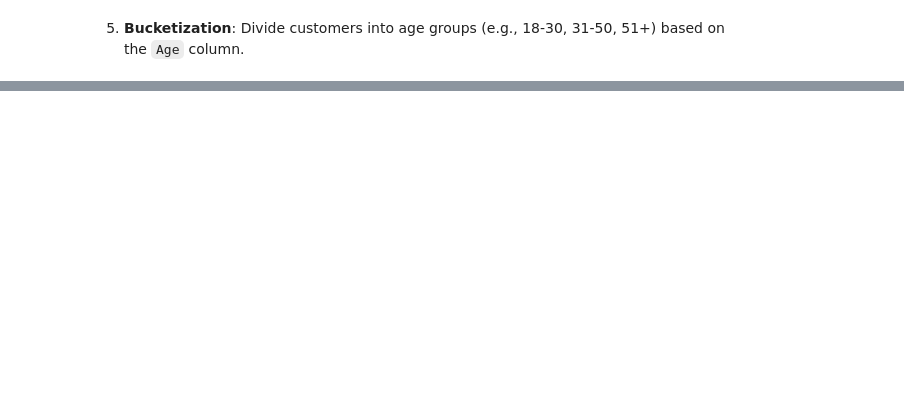
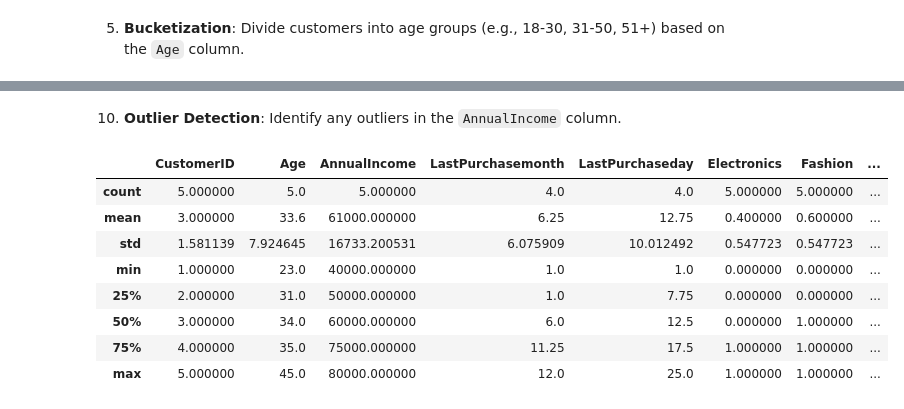
Before and after one commit to dinaeshsugumaran/MLOps, a Jupyter notebook: Practice/Python_practice/Feature_Engineering/feature_engineering_practice.ipynb, the cells around one changed output, grey strips where cells are left out. Cells and saved outputs as stored; diff of their text form; code cells hidden in the pictures; blank space fills up the shorter version.

```diff
--- a/Practice/Python_practice/Feature_Engineering/feature_engineering_practice.ipynb
+++ b/Practice/Python_practice/Feature_Engineering/feature_engineering_practice.ipynb
@@ -157,0 +199,14 @@ working_df_tmp
+# %% [markdown]
+10. **Outlier Detection**: Identify any outliers in the `AnnualIncome` column.
+# %%
+working_df_tmp.describe()
+# %% [output]
+|  | CustomerID | Age | AnnualIncome | LastPurchasemonth | LastPurchaseday | Electronics | Fashion | ... |
+| count | 5.000000 | 5.0 | 5.000000 | 4.0 | 4.0 | 5.000000 | 5.000000 | ... |
+| mean | 3.000000 | 33.6 | 61000.000000 | 6.25 | 12.75 | 0.400000 | 0.600000 | ... |
+| std | 1.581139 | 7.924645 | 16733.200531 | 6.075909 | 10.012492 | 0.547723 | 0.547723 | ... |
+| min | 1.000000 | 23.0 | 40000.000000 | 1.0 | 1.0 | 0.000000 | 0.000000 | ... |
+| 25% | 2.000000 | 31.0 | 50000.000000 | 1.0 | 7.75 | 0.000000 | 0.000000 | ... |
+| 50% | 3.000000 | 34.0 | 60000.000000 | 6.0 | 12.5 | 0.000000 | 1.000000 | ... |
+| 75% | 4.000000 | 35.0 | 75000.000000 | 11.25 | 17.5 | 1.000000 | 1.000000 | ... |
+| max | 5.000000 | 45.0 | 80000.000000 | 12.0 | 25.0 | 1.000000 | 1.000000 | ... |
```
Also changed, not shown: parts of 16 cells of this notebook, 1 other file.
